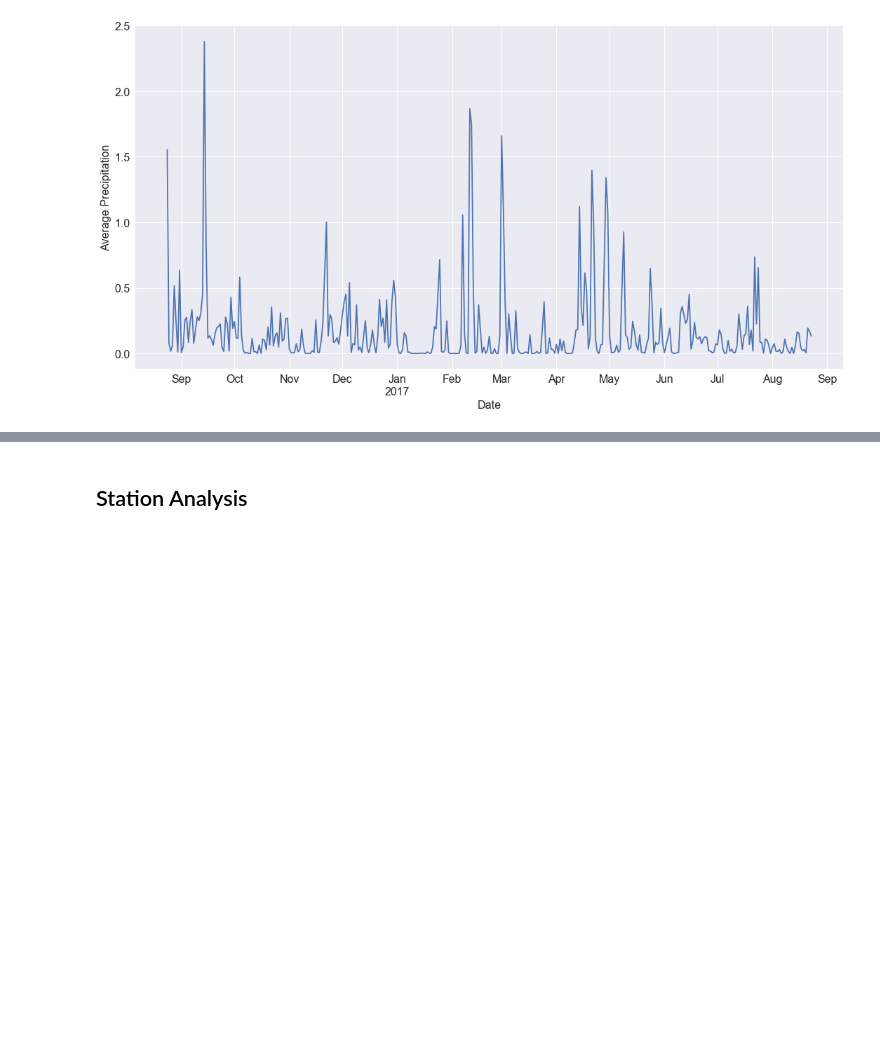
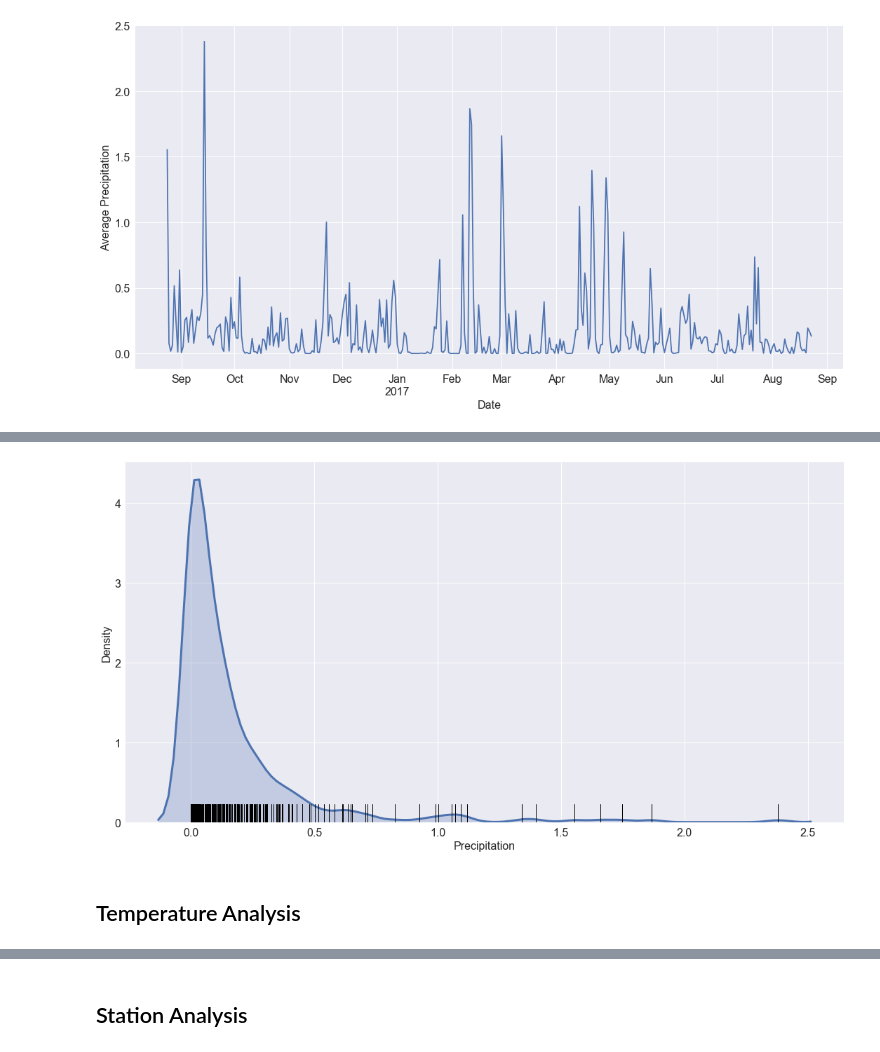
Before and after one commit to rochiecuevas/climate_analysis, a Jupyter notebook: climate_starter.ipynb, the cells around one changed output, grey strips where cells are left out. Saved outputs shown, nothing was run; the diff lists cells and outputs as text; code cells hidden in the pictures; blank space fills up the shorter version.

```diff
--- a/climate_starter.ipynb
+++ b/climate_starter.ipynb
@@ -220,0 +218,14 @@ y = -0.013x + 0.259
+# %%
+# Precipitation distribution
+plt.figure(figsize = (15,8))
+sns.distplot(pptn_df["mean"], kde = True, hist = False, rug = True,
+             kde_kws = {"shade": True, "linewidth": 3},
+             rug_kws = {"color": "black"})
+plt.xlabel("Precipitation", fontsize = 16)
+plt.ylabel("Density", fontsize = 16)
+plt.tight_layout()
+plt.savefig("Images/density_precipitation.svg")
+# %% [output]
+[figure, added]
+# %% [markdown]
+## Temperature Analysis
```
Also changed, not shown: parts of 33 cells of this notebook.
